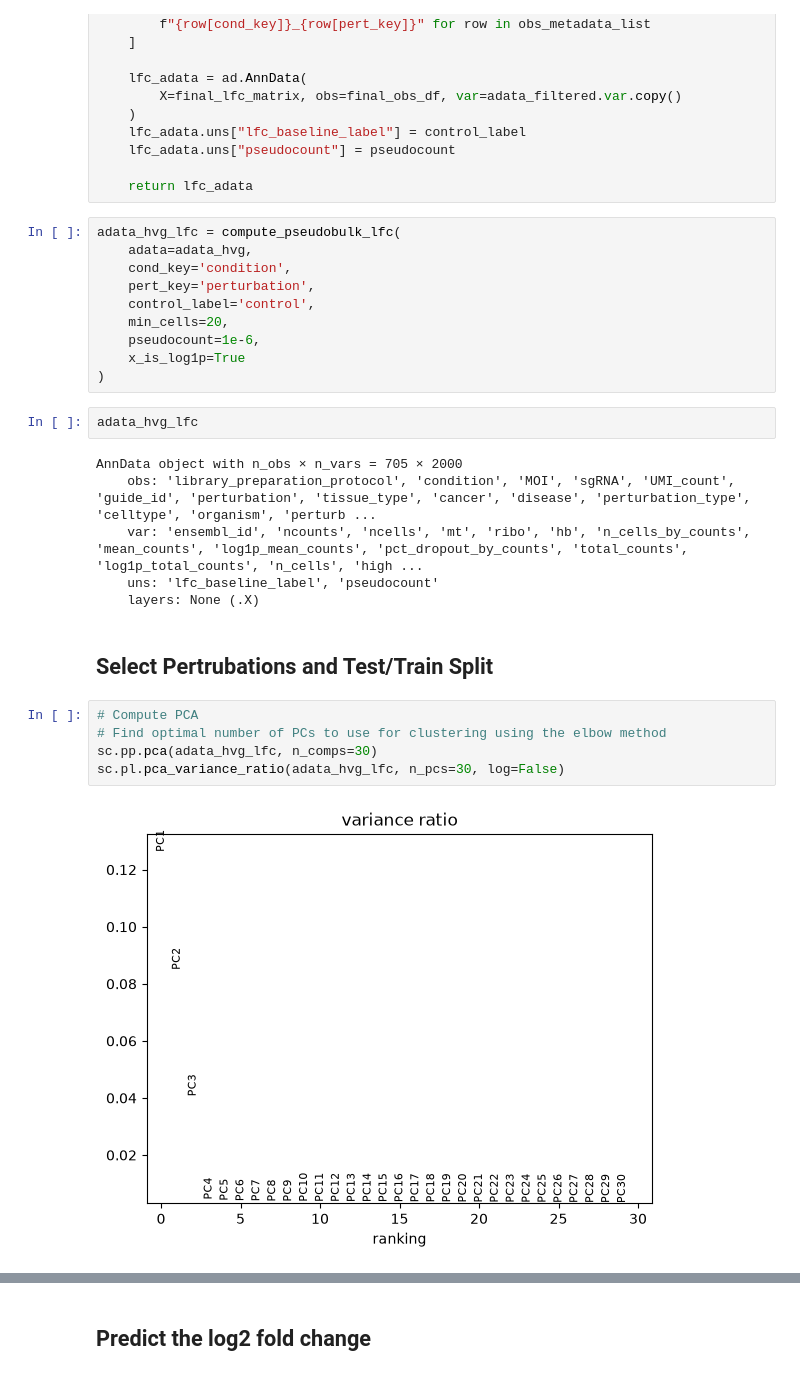
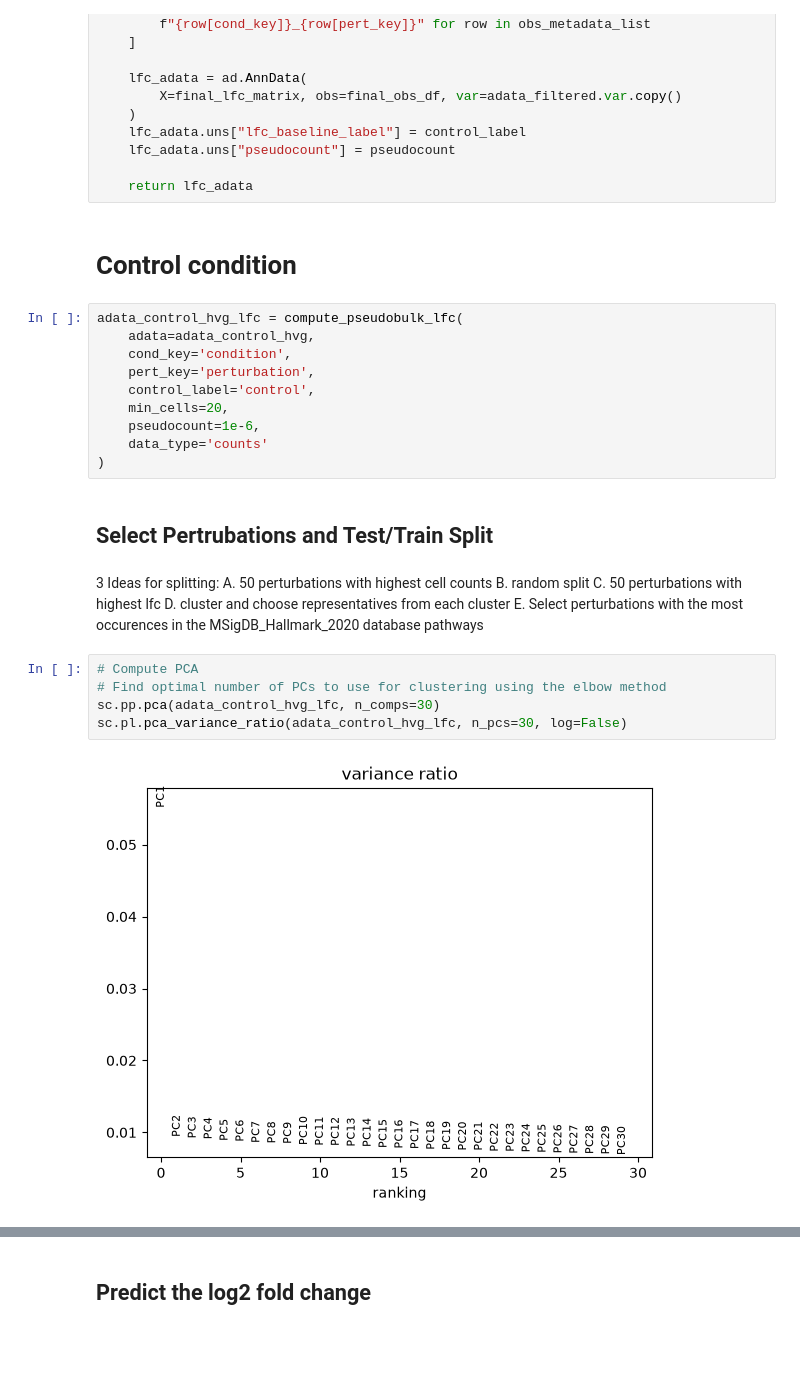
Before and after one commit to tf-kuehn/ml_omics, a Jupyter notebook: scripts/Task_3_TK.ipynb, the cells around one changed output, grey strips where cells are left out. Drawn from its saved outputs; the diff is of its cells as text; blank space fills up the shorter version.

Commit message:
Planning task 3 with all feature engineering options, learning algorithms and 50 perturbations selection options

```diff
--- a/scripts/Task_3_TK.ipynb
+++ b/scripts/Task_3_TK.ipynb
@@ -211,31 +208,32 @@ def compute_pseudobulk_lfc(
     lfc_adata.uns["pseudocount"] = pseudocount
 
     return lfc_adata
+# %% [markdown]
+# Control condition
 # %%
-adata_hvg_lfc = compute_pseudobulk_lfc(
-    adata=adata_hvg,
+adata_control_hvg_lfc = compute_pseudobulk_lfc(
+    adata=adata_control_hvg,
     cond_key='condition',
     pert_key='perturbation',
     control_label='control',
     min_cells=20,
     pseudocount=1e-6,
-    x_is_log1p=True
+    data_type='counts'
 )
-# %%
-adata_hvg_lfc
-# %% [output]
-AnnData object with n_obs × n_vars = 705 × 2000
-    obs: 'library_preparation_protocol', 'condition', 'MOI', 'sgRNA', 'UMI_count', 'guide_id', 'perturbation', 'tissue_type', 'cancer', 'disease', 'perturbation_type', 'celltype', 'organism', 'perturb ...
-    var: 'ensembl_id', 'ncounts', 'ncells', 'mt', 'ribo', 'hb', 'n_cells_by_counts', 'mean_counts', 'log1p_mean_counts', 'pct_dropout_by_counts', 'total_counts', 'log1p_total_counts', 'n_cells', 'high ...
-    uns: 'lfc_baseline_label', 'pseudocount'
-    layers: None (.X)
 # %% [markdown]
 ## Select Pertrubations and Test/Train Split
+# %% [markdown]
+3 Ideas for splitting:
+A. 50 perturbations with highest cell counts
+B. random split
+C. 50 perturbations with highest lfc
+D. cluster and choose representatives from each cluster
+E. Select perturbations with the most occurences in the MSigDB_Hallmark_2020 database pathways
 # %%
 # Compute PCA
 # Find optimal number of PCs to use for clustering using the elbow method
-sc.pp.pca(adata_hvg_lfc, n_comps=30)
-sc.pl.pca_variance_ratio(adata_hvg_lfc, n_pcs=30, log=False)
+sc.pp.pca(adata_control_hvg_lfc, n_comps=30)
+sc.pl.pca_variance_ratio(adata_control_hvg_lfc, n_pcs=30, log=False)
 # %% [output]
-[figure, old version]
+[figure, new version]
 # %%
```
Also changed, not shown: parts of 8 cells of this notebook.
